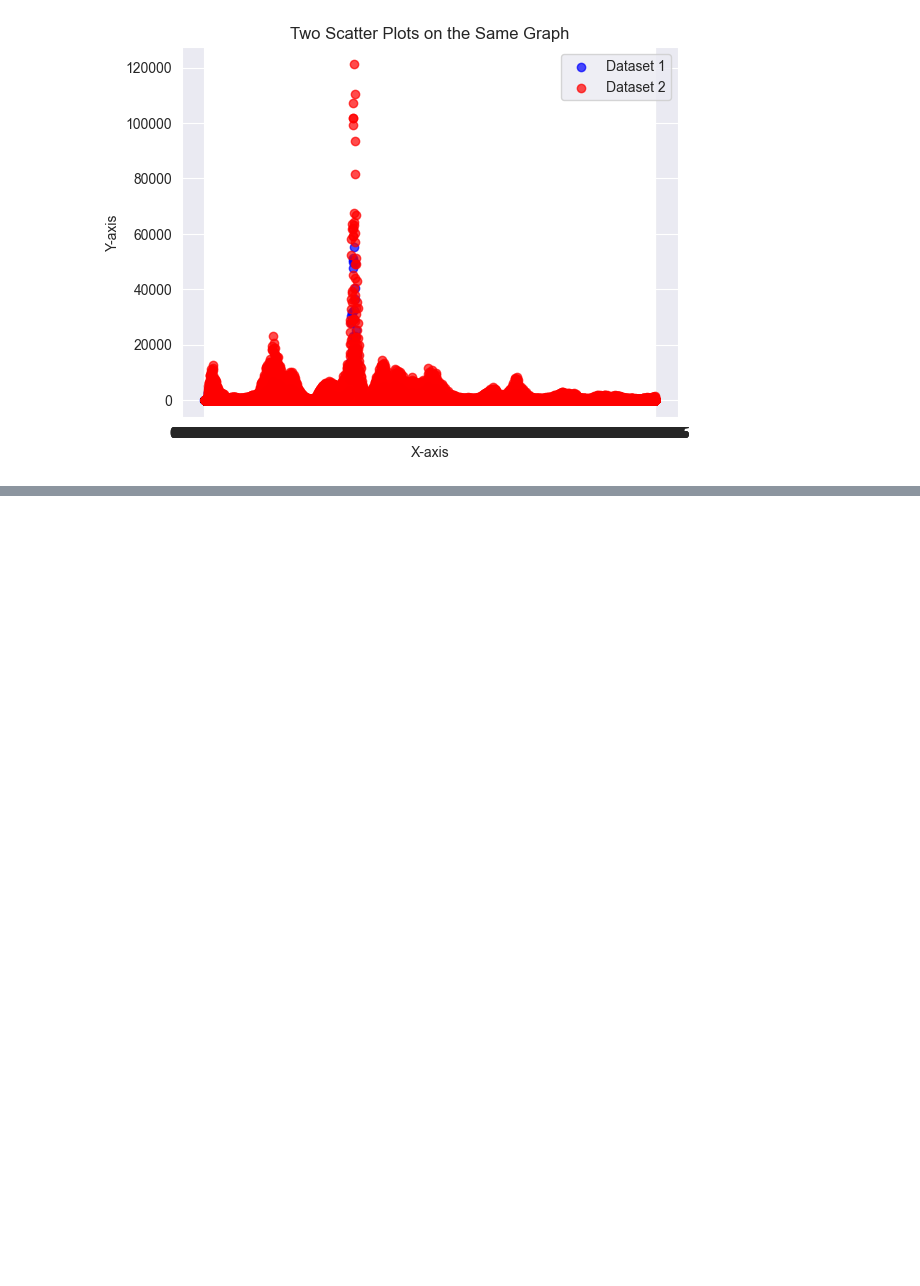
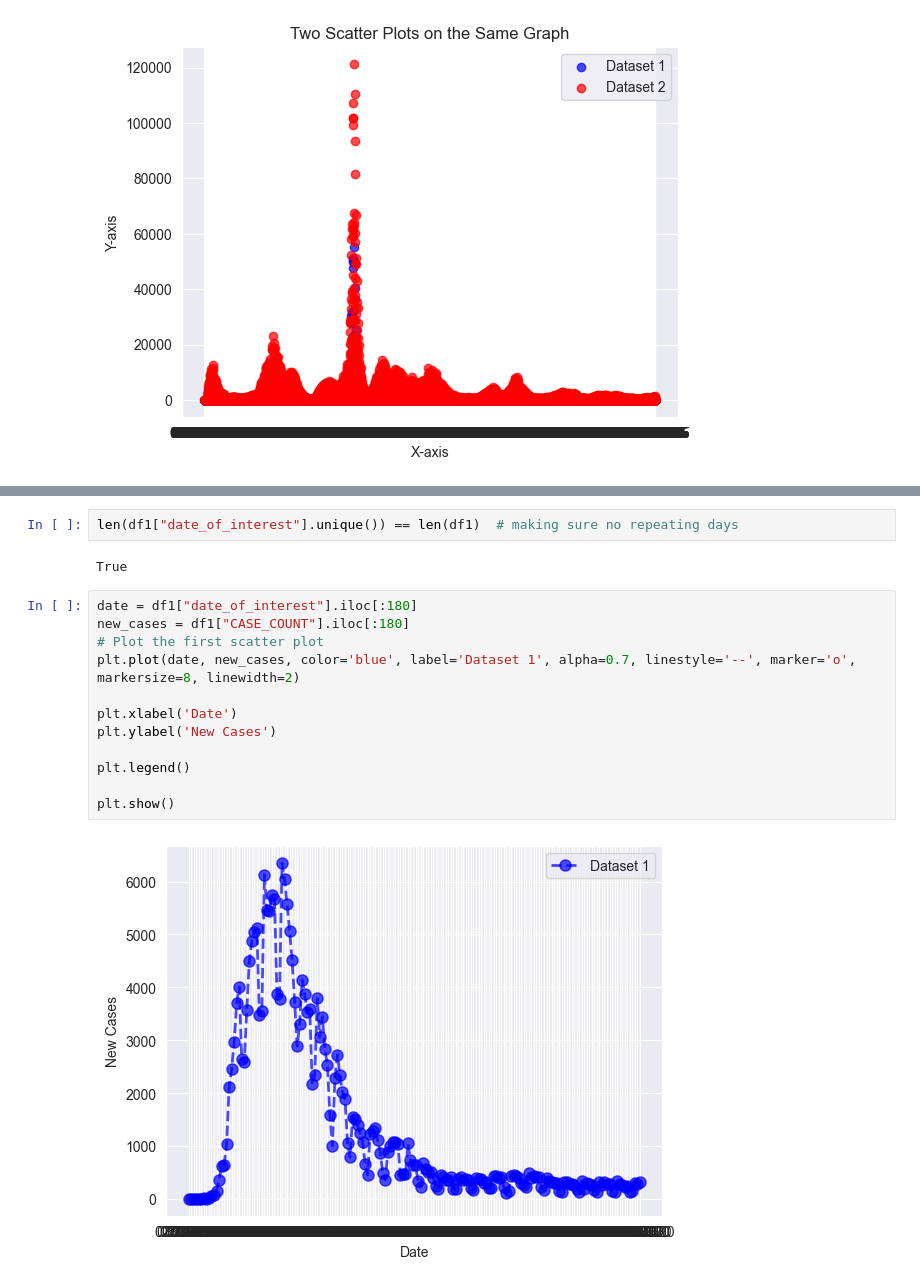
Before and after one commit to OnkarSama/SI-Graphs, a Jupyter notebook: SIRVisualization.ipynb, the cells around one changed output, grey strips where cells are left out. Cells and saved outputs as stored; diff of their text form; blank space fills up the shorter version.

```diff
--- a/SIRVisualization.ipynb
+++ b/SIRVisualization.ipynb
@@ -220,0 +255,18 @@ plt.show()
+# %%
+len(df1["date_of_interest"].unique()) == len(df1)  # making sure no repeating days
+# %% [output]
+True
+# %%
+date = df1["date_of_interest"].iloc[:180]
+new_cases = df1["CASE_COUNT"].iloc[:180]
+# Plot the first scatter plot
+plt.plot(date, new_cases, color='blue', label='Dataset 1', alpha=0.7, linestyle='--', marker='o', markersize=8, linewidth=2)
+
+plt.xlabel('Date')
+plt.ylabel('New Cases')
+
+plt.legend()
+
+plt.show()
+# %% [output]
+[figure, added]
```
Also changed, not shown: parts of 15 cells of this notebook.
